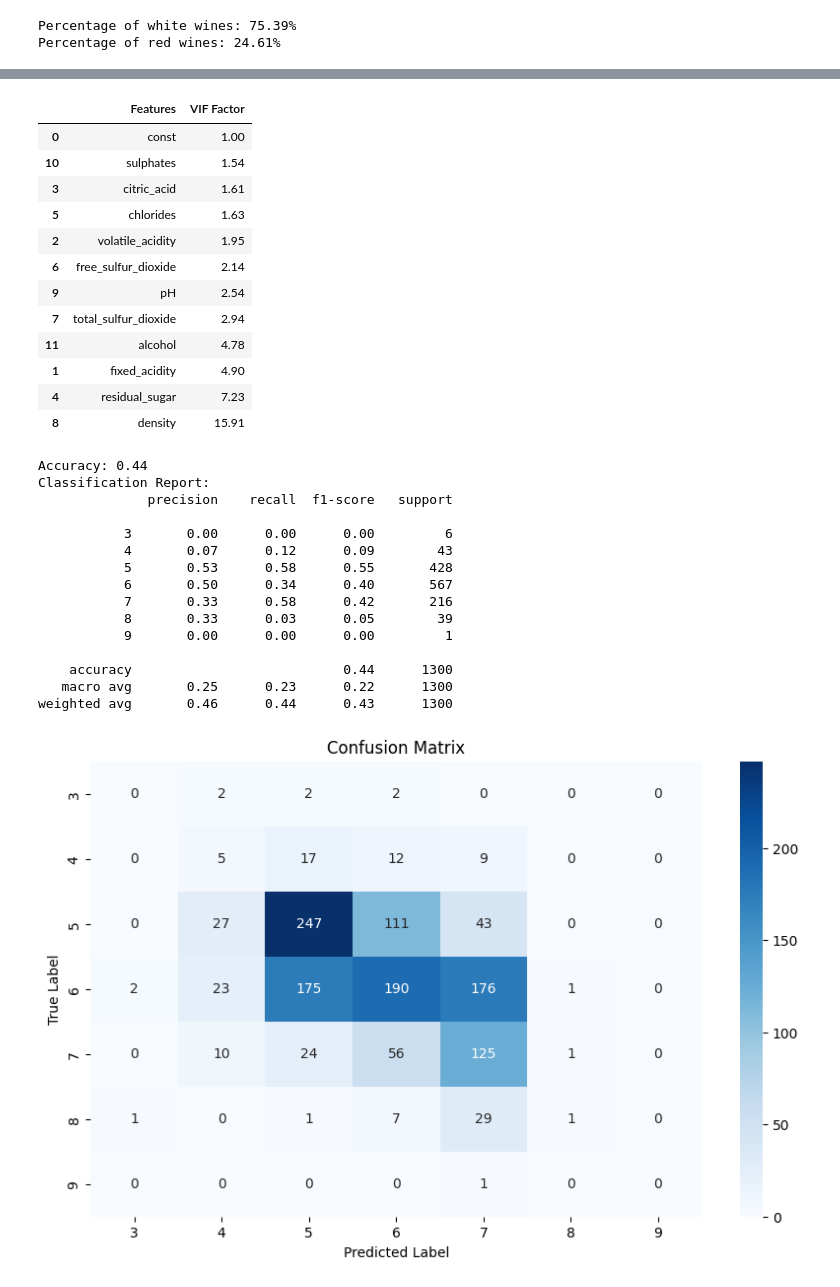
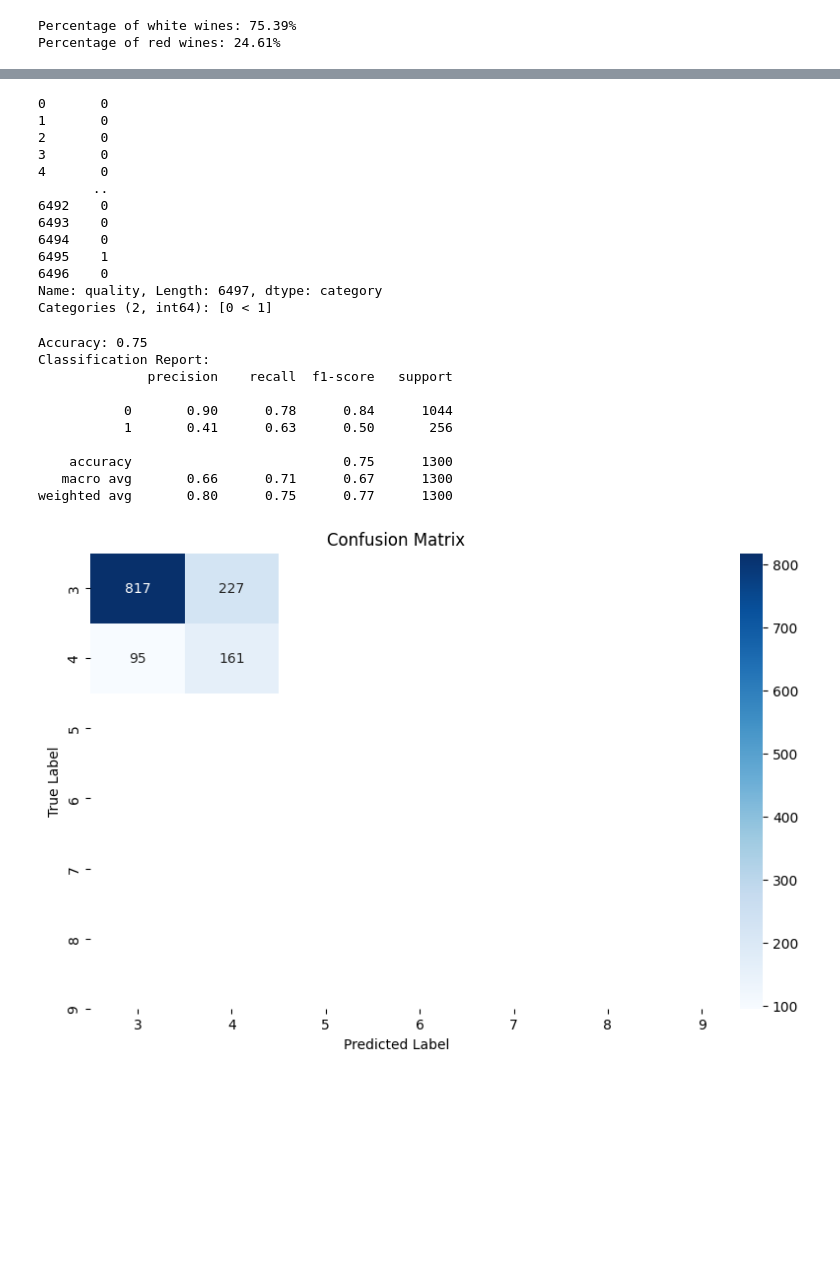
Before and after one commit to 2T1F/wine, a Jupyter notebook: explore.ipynb, the cells around one changed output, grey strips where cells are left out. Drawn from its saved outputs; the diff is of its cells as text; code cells hidden in the pictures; blank space fills up the shorter version.

```diff
--- a/explore.ipynb
+++ b/explore.ipynb
@@ -21,6 +38,11 @@ No missing values
 X.isnull().sum().sum()
 # %% [output]
 0
+# %%
+X["free_sulfur_dioxide"] = X["free_sulfur_dioxide"] / X["total_sulfur_dioxide"]
+X["total_acidity"] = X["fixed_acidity"] + X["volatile_acidity"]
+X["fixed_acidity"] = X["fixed_acidity"] / X["total_acidity"]
+X = X.drop(columns=["volatile_acidity"])
 # %%
 X
 # %% [output]
@@ -127,13 +168,15 @@ for k in k_range:
     kmeans.fit(X_scaled)
     inertia.append(kmeans.inertia_)
     # Calculate silhouette score
-    silhouette_scores.append(silhouette_score(X_scaled, kmeans.labels_))
+    silhouette_scores.append(silhouette_score(X_scaled, kmeans.predict(X_scaled)))
 plt.figure(figsize=(10, 6))
 plt.title('Elbow Method for Optimal K')
 plt.xlabel('Number of Clusters (K)')
 plt.ylabel('Inertia')
 plt.xticks(k_range)
 plt.plot(k_range, inertia, marker='o')
+# Save the elbow method plot
+plt.savefig('elbow_method.png', dpi=300, bbox_inches='tight')
 # Silhouette score to find optimal number of clusters
 plt.figure(figsize=(10, 6))
 plt.plot(k_range, silhouette_scores, marker='o')
@@ -570,61 +623,59 @@ cls.qq_plot()
-# %%
-cls.vif_table()
-# %% [output]
-|  | Features | VIF Factor |
-| 0 | const | 1.00 |
-| 10 | sulphates | 1.54 |
-| 3 | citric_acid | 1.61 |
-| 5 | chlorides | 1.63 |
-| 2 | volatile_acidity | 1.95 |
-| 6 | free_sulfur_dioxide | 2.14 |
-| 9 | pH | 2.54 |
-| 7 | total_sulfur_dioxide | 2.94 |
-| 11 | alcohol | 4.78 |
-| 1 | fixed_acidity | 4.90 |
-| 4 | residual_sugar | 7.23 |
-| 8 | density | 15.91 |
+# %%
+# Bin the quality into 2 bins bad and good
+y_binned = pd.cut(y, bins=[0, 6, 10], labels=[0,1])
+# %%
+y_binned
+# %% [output]
+0       0
+1       0
+2       0
+3       0
+4       0
+       ..
+6492    0
+6493    0
+6494    0
+6495    1
+6496    0
+Name: quality, Length: 6497, dtype: category
+Categories (2, int64): [0 < 1]
 # %%
 from sklearn.model_selection import train_test_split
 from sklearn.naive_bayes import GaussianNB
 
 # Split the data into training and testing sets
-X_train, X_test, y_train, y_test = train_test_split(X_scaled, y, test_size=0.2, stratify=y)
+X_train, X_test, y_train, y_test = train_test_split(X_scaled, y_binned, test_size=0.2, stratify=y)
 # Train a Gaussian Naive Bayes classifier
 gnb = GaussianNB()
 gnb.fit(X_train, y_train)
 
 # Predict the labels for the test set
 y_pred = gnb.predict(X_test)
 # Evaluate the model
 from sklearn.metrics import accuracy_score, classification_report, confusion_matrix
 accuracy = accuracy_score(y_test, y_pred)
 print(f"Accuracy: {accuracy:.2f}")
 print("Classification Report:")
 print(classification_report(y_test, y_pred))
 # Visualize the confusion matrix
 import seaborn as sns
 plt.figure(figsize=(10, 6))
 #Label the axes correctly
 conf_matrix = confusion_matrix(y_test, y_pred)
 sns.heatmap(conf_matrix, annot=True, fmt='d', cmap='Blues', xticklabels=np.unique(y), yticklabels=np.unique(y))
 plt.xlabel('Predicted Label')
 plt.ylabel('True Label')
 plt.title('Confusion Matrix')
 plt.show()
 # %% [output]
-Accuracy: 0.44
+Accuracy: 0.75
 Classification Report:
               precision    recall  f1-score   support
 
-           3       0.00      0.00      0.00         6
-           4       0.07      0.12      0.09        43
-           5       0.53      0.58      0.55       428
-           6       0.50      0.34      0.40       567
-           7       0.33      0.58      0.42       216
-           8       0.33      0.03      0.05        39
-           9       0.00      0.00      0.00         1
+           0       0.90      0.78      0.84      1044
+           1       0.41      0.63      0.50       256
 
-    accuracy                           0.44      1300
-   macro avg       0.25      0.23      0.22      1300
-weighted avg       0.46      0.44      0.43      1300
+    accuracy                           0.75      1300
+   macro avg       0.66      0.71      0.67      1300
+weighted avg       0.80      0.75      0.77      1300
-[figure, old version]
+[figure, new version]
```
Also changed, not shown: parts of 15 cells of this notebook, 10 other files.
